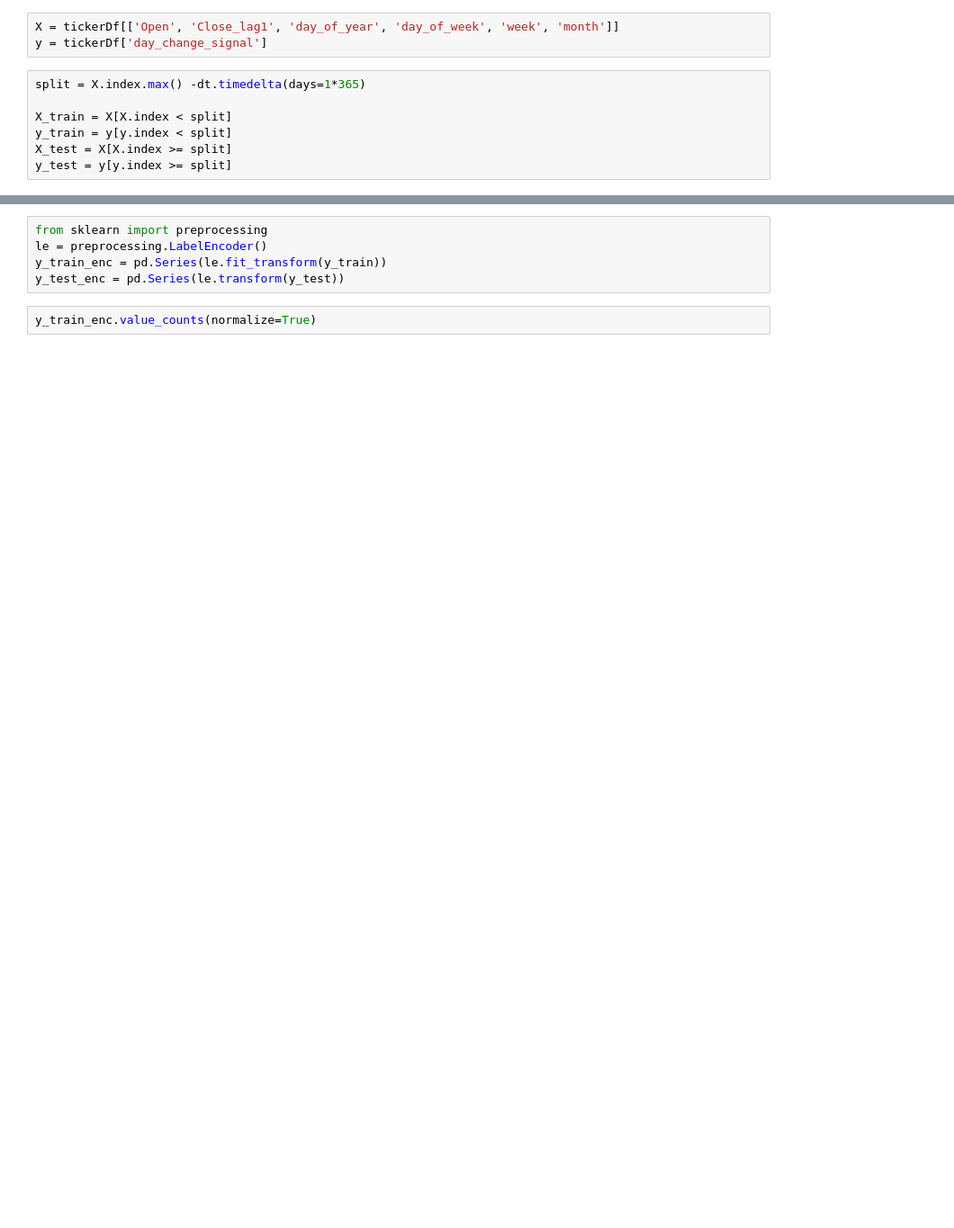
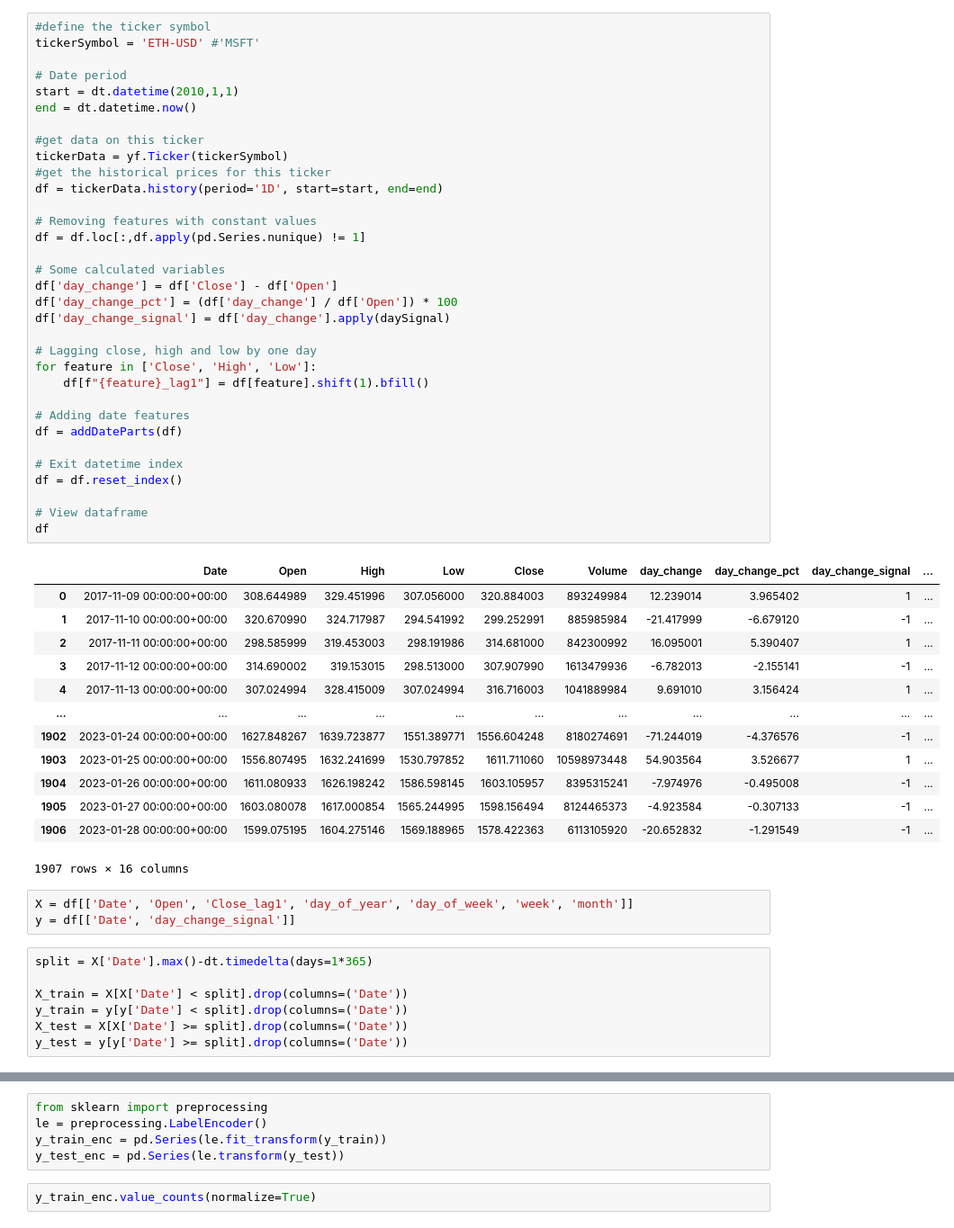
Before and after one commit to montgoz007/stock-price-prediction, a Jupyter notebook: modelling.ipynb, the cells around one changed output, grey strips where cells are left out. Shown at 90% size. Saved outputs shown, nothing was run; the diff lists cells and outputs as text; blank space fills up the shorter version.

```diff
--- a/modelling.ipynb
+++ b/modelling.ipynb
@@ -3,13 +8,60 @@ From previous version
+# %%
+#define the ticker symbol
+tickerSymbol = 'ETH-USD' #'MSFT'
+
+# Date period
+start = dt.datetime(2010,1,1)
+end = dt.datetime.now()
+
+#get data on this ticker
+tickerData = yf.Ticker(tickerSymbol)
+#get the historical prices for this ticker
+df = tickerData.history(period='1D', start=start, end=end)
+
+# Removing features with constant values
+df = df.loc[:,df.apply(pd.Series.nunique) != 1]
+
+# Some calculated variables
+df['day_change'] = df['Close'] - df['Open']
+df['day_change_pct'] = (df['day_change'] / df['Open']) * 100
+df['day_change_signal'] = df['day_change'].apply(daySignal)
+
+# Lagging close, high and low by one day
+for feature in ['Close', 'High', 'Low']:
+    df[f"{feature}_lag1"] = df[feature].shift(1).bfill()
+
+# Adding date features
+df = addDateParts(df)
+
+# Exit datetime index
+df = df.reset_index()
+
+# View dataframe
+df
+# %% [output]
+|  | Date | Open | High | Low | Close | Volume | day_change | day_change_pct | day_change_signal | ... |
+| 0 | 2017-11-09 00:00:00+00:00 | 308.644989 | 329.451996 | 307.056000 | 320.884003 | 893249984 | 12.239014 | 3.965402 | 1 | ... |
+| 1 | 2017-11-10 00:00:00+00:00 | 320.670990 | 324.717987 | 294.541992 | 299.252991 | 885985984 | -21.417999 | -6.679120 | -1 | ... |
+| 2 | 2017-11-11 00:00:00+00:00 | 298.585999 | 319.453003 | 298.191986 | 314.681000 | 842300992 | 16.095001 | 5.390407 | 1 | ... |
+| 3 | 2017-11-12 00:00:00+00:00 | 314.690002 | 319.153015 | 298.513000 | 307.907990 | 1613479936 | -6.782013 | -2.155141 | -1 | ... |
+| 4 | 2017-11-13 00:00:00+00:00 | 307.024994 | 328.415009 | 307.024994 | 316.716003 | 1041889984 | 9.691010 | 3.156424 | 1 | ... |
+| ... | ... | ... | ... | ... | ... | ... | ... | ... | ... | ... |
+| 1902 | 2023-01-24 00:00:00+00:00 | 1627.848267 | 1639.723877 | 1551.389771 | 1556.604248 | 8180274691 | -71.244019 | -4.376576 | -1 | ... |
+| 1903 | 2023-01-25 00:00:00+00:00 | 1556.807495 | 1632.241699 | 1530.797852 | 1611.711060 | 10598973448 | 54.903564 | 3.526677 | 1 | ... |
+| 1904 | 2023-01-26 00:00:00+00:00 | 1611.080933 | 1626.198242 | 1586.598145 | 1603.105957 | 8395315241 | -7.974976 | -0.495008 | -1 | ... |
+| 1905 | 2023-01-27 00:00:00+00:00 | 1603.080078 | 1617.000854 | 1565.244995 | 1598.156494 | 8124465373 | -4.923584 | -0.307133 | -1 | ... |
+| 1906 | 2023-01-28 00:00:00+00:00 | 1599.075195 | 1604.275146 | 1569.188965 | 1578.422363 | 6113105920 | -20.652832 | -1.291549 | -1 | ... |
+1907 rows × 16 columns
 # %%
-X = tickerDf[['Open', 'Close_lag1', 'day_of_year', 'day_of_week', 'week', 'month']]
-y = tickerDf['day_change_signal']
+X = df[['Date', 'Open', 'Close_lag1', 'day_of_year', 'day_of_week', 'week', 'month']]
+y = df[['Date', 'day_change_signal']]
 # %%
-split = X.index.max() -dt.timedelta(days=1*365)
+split = X['Date'].max()-dt.timedelta(days=1*365)
 
-X_train = X[X.index < split]
-y_train = y[y.index < split]
-X_test = X[X.index >= split]
-y_test = y[y.index >= split]
+X_train = X[X['Date'] < split].drop(columns=('Date'))
+y_train = y[y['Date'] < split].drop(columns=('Date'))
+X_test = X[X['Date'] >= split].drop(columns=('Date'))
+y_test = y[y['Date'] >= split].drop(columns=('Date'))
 # %%
 print(f"The shape of the training data is {X_train.shape} features and {y_train.shape}")
 print("--------------------------")
```
Also changed, not shown: parts of 7 cells of this notebook, 3 other files.
